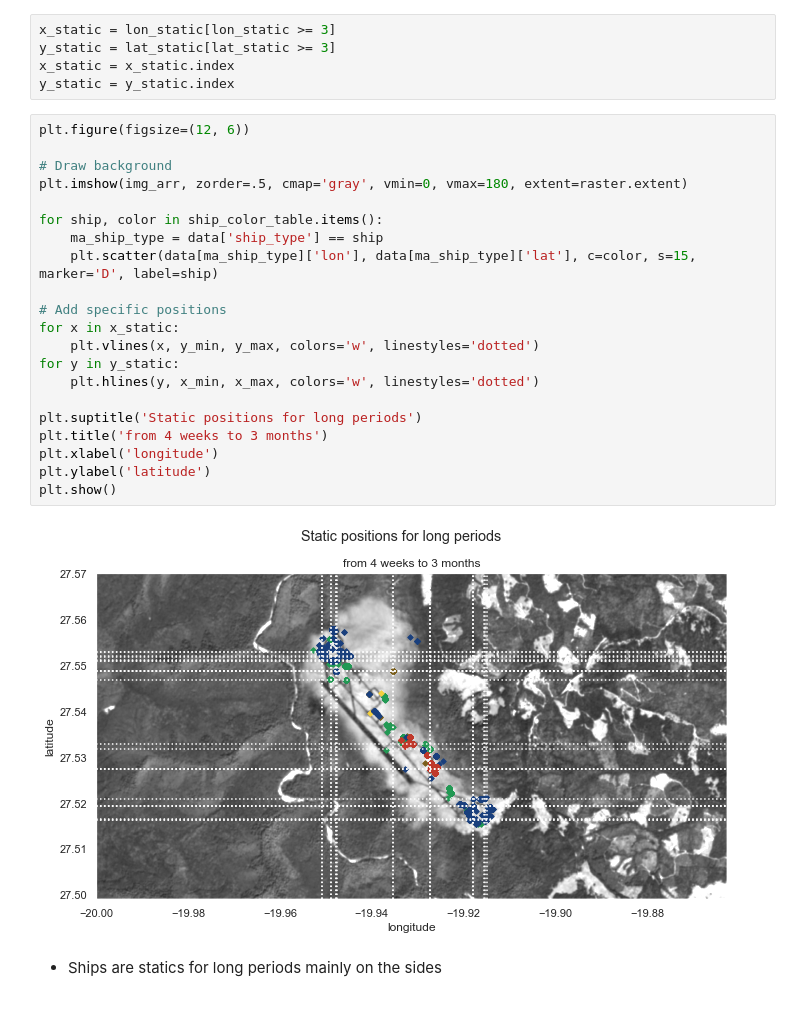
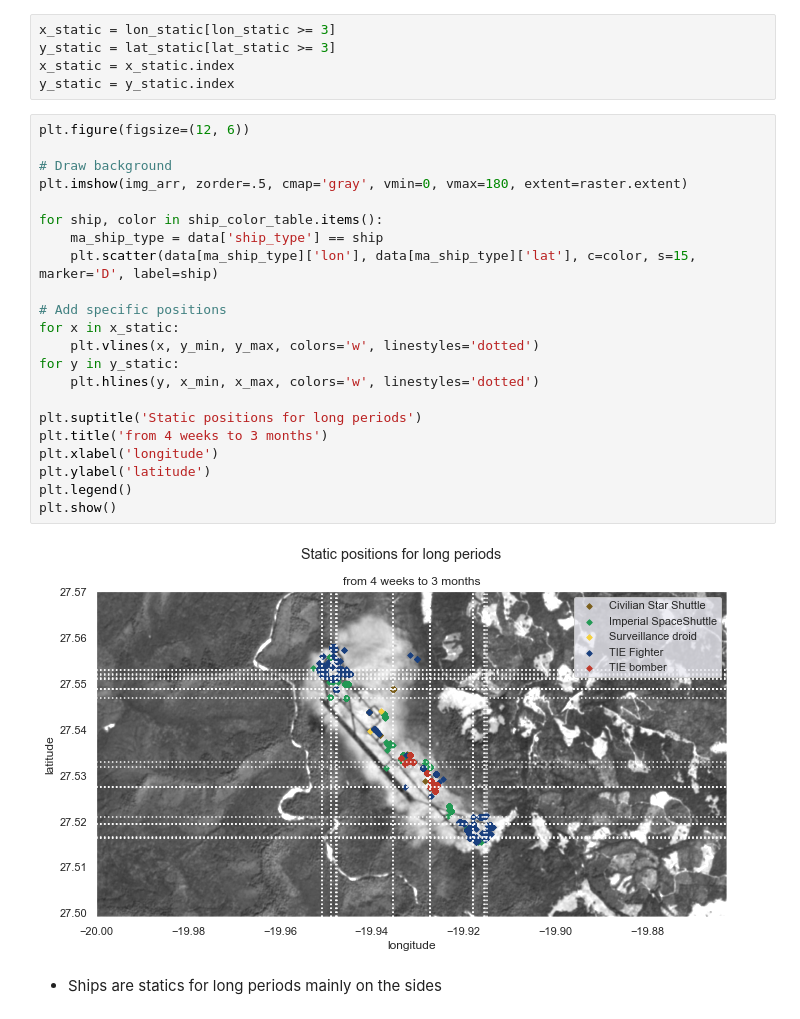
Before and after one commit to AlexisBogroff/geo_challenge, a Jupyter notebook: part_3_2_eda_exploration.ipynb, the cells around one changed output. Drawn from its saved outputs; the diff is of its cells as text.

```diff
--- a/part_3_2_eda_exploration.ipynb
+++ b/part_3_2_eda_exploration.ipynb
@@ -601,26 +606,27 @@ y_static = y_static.index
 # %%
 plt.figure(figsize=(12, 6))
 
 # Draw background
 plt.imshow(img_arr, zorder=.5, cmap='gray', vmin=0, vmax=180, extent=raster.extent)
 
 for ship, color in ship_color_table.items():
     ma_ship_type = data['ship_type'] == ship
     plt.scatter(data[ma_ship_type]['lon'], data[ma_ship_type]['lat'], c=color, s=15, marker='D', label=ship)
 
 # Add specific positions
 for x in x_static:
     plt.vlines(x, y_min, y_max, colors='w', linestyles='dotted')
 for y in y_static:
     plt.hlines(y, x_min, x_max, colors='w', linestyles='dotted')
 
 plt.suptitle('Static positions for long periods')
 plt.title('from 4 weeks to 3 months')
 plt.xlabel('longitude')
 plt.ylabel('latitude')
+plt.legend()
 plt.show()
 # %% [output]
-[figure, old version]
+[figure, new version]
 # %% [markdown]
 - Ships are statics for long periods mainly on the sides
 # %% [markdown]
```
Also changed, not shown: parts of 4 cells of this notebook.
